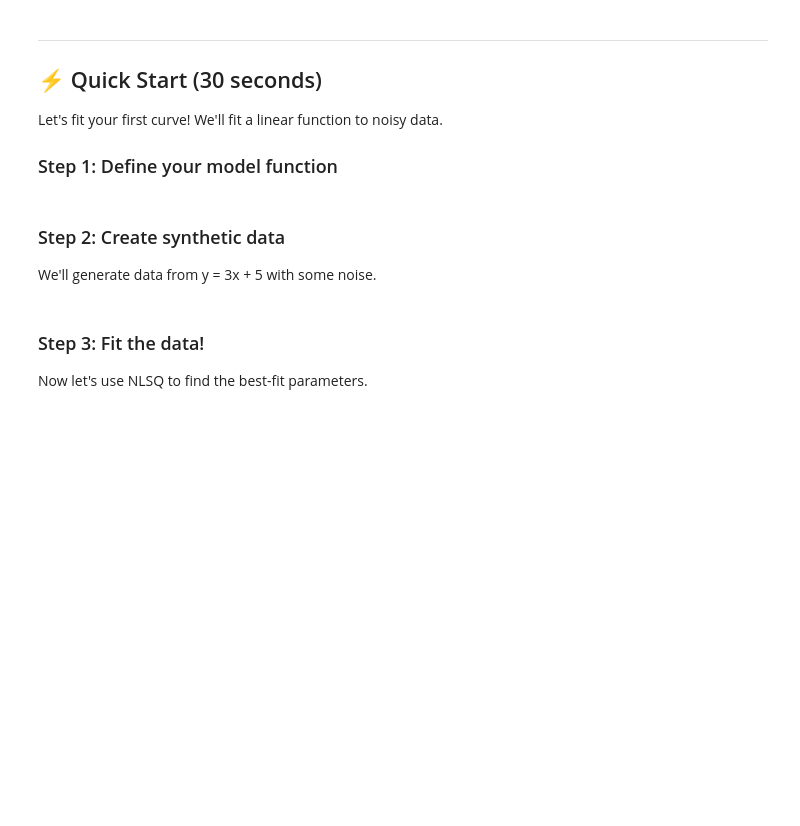
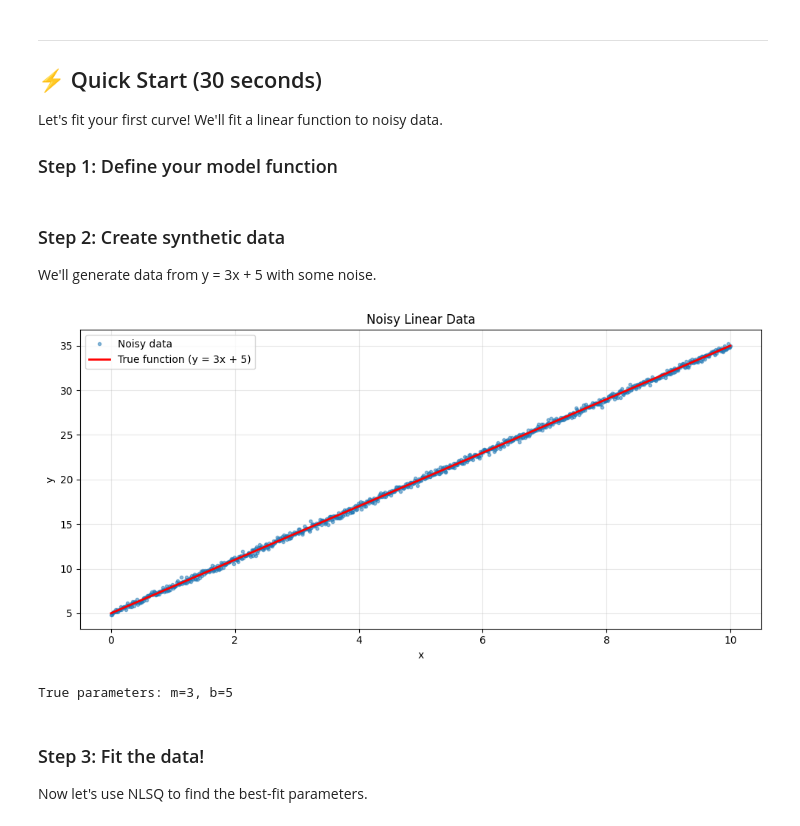
Before and after one commit to imewei/NLSQ, a Jupyter notebook: examples/notebooks/01_getting_started/nlsq_quickstart.ipynb, the cells around one changed output. Cells and saved outputs as stored; diff of their text form; code cells hidden in the pictures; blank space fills up the shorter version.

```diff
--- a/examples/notebooks/01_getting_started/nlsq_quickstart.ipynb
+++ b/examples/notebooks/01_getting_started/nlsq_quickstart.ipynb
@@ -105,24 +123,26 @@ We'll generate data from y = 3x + 5 with some noise.
 # %%
 # Generate noisy data
 length = 1000
 x = np.linspace(0, 10, length)
 true_params = (3, 5)  # m=3, b=5
 y = linear(x, *true_params) + np.random.normal(0, 0.2, size=length)
 
 # Visualize the data
 fig = plt.figure(figsize=(10, 5))
 plt.plot(x, y, 'o', alpha=0.5, markersize=3, label='Noisy data')
 plt.plot(x, linear(x, *true_params), 'r-', linewidth=2, label='True function (y = 3x + 5)')
 plt.xlabel('x')
 plt.ylabel('y')
 plt.title('Noisy Linear Data')
 plt.legend()
 plt.grid(True, alpha=0.3)
 plt.tight_layout()
-display(fig)
-plt.close(fig)
+plt.show()
 
 print(f"True parameters: m={true_params[0]}, b={true_params[1]}")
+# %% [output]
+[figure, added]
+True parameters: m=3, b=5
 # %% [markdown]
 ### Step 3: Fit the data!
 
```
Also changed, not shown: parts of 10 cells of this notebook, 1 other file.
